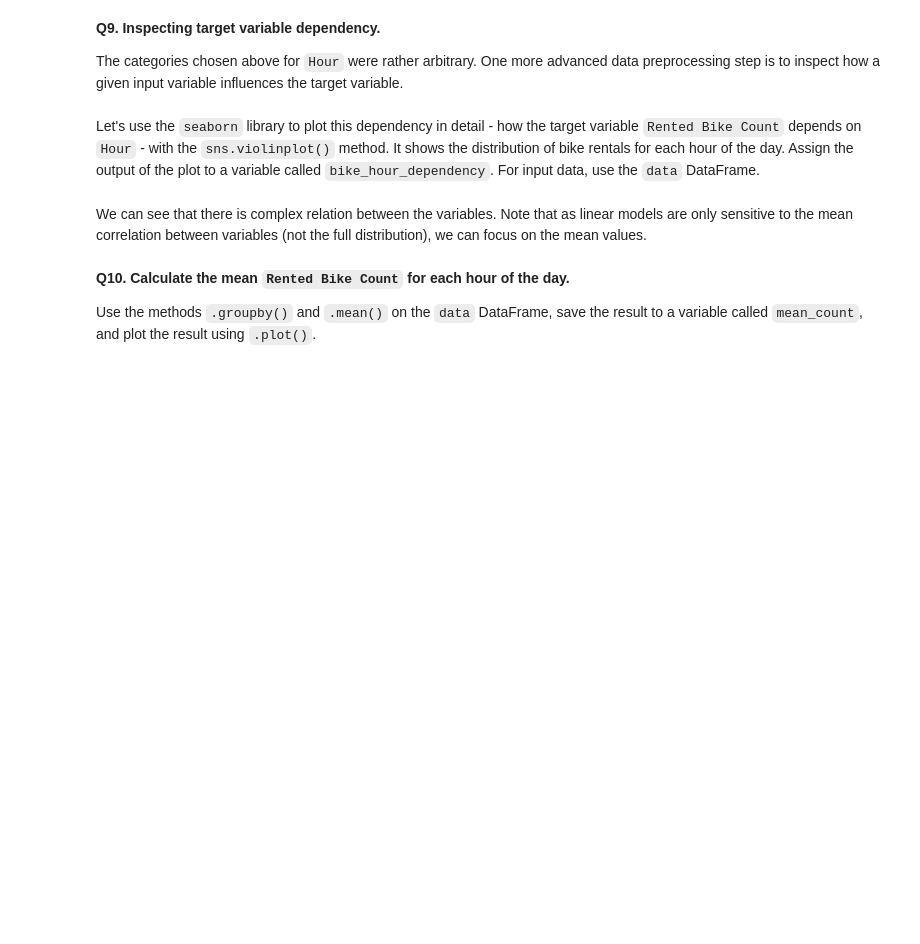
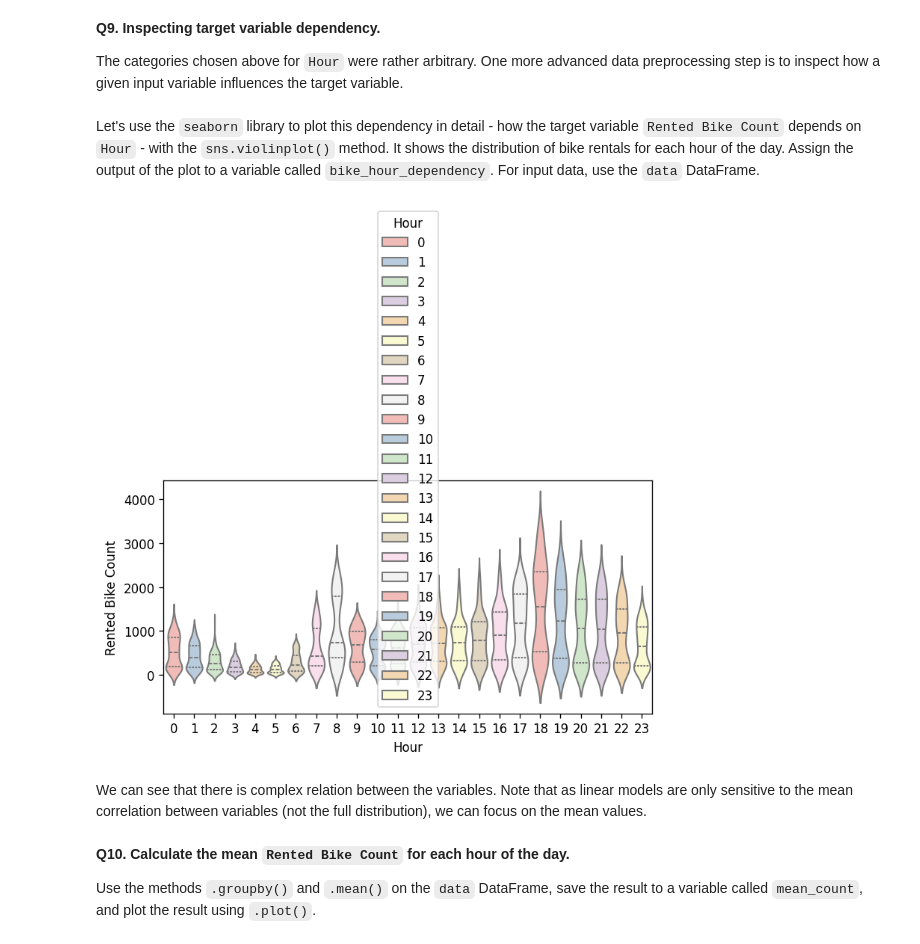
Before and after one commit to asankova/cambridge-spark, a Jupyter notebook: 2-machine-learning-intro/1-seoul-bike-rental-analysis/seoul_bike_rental_analysis.ipynb, the cells around one changed output. Saved outputs shown, nothing was run; the diff lists cells and outputs as text; code cells hidden in the pictures; blank space fills up the shorter version.

```diff
--- a/2-machine-learning-intro/1-seoul-bike-rental-analysis/seoul_bike_rental_analysis.ipynb
+++ b/2-machine-learning-intro/1-seoul-bike-rental-analysis/seoul_bike_rental_analysis.ipynb
@@ -259,9 +329,18 @@ Let's use the `seaborn` library to plot this dependency in detail - how the targ
 # %%
 # We create a new figure to make other figures in the notebook don't get modified
 plt.figure()
-
 # Add your code below
-bike_hour_dependency = sns.violinplot(x="Hour", y="Rented Bike Count", data=data)
+bike_hour_dependency = sns.violinplot(
+    x="Hour",
+    y="Rented Bike Count",
+    data=data,
+    inner="quartile",  # shows median and quartiles
+    palette="Pastel1",
+    hue="Hour"
+)
+plt.tight_layout()
+# %% [output]
+[figure, added]
 # %% [markdown]
 We can see that there is complex relation between the variables. Note that as linear models are only sensitive to the mean correlation between variables (not the full distribution), we can focus on the mean values.
 # %% [markdown]
```
Also changed, not shown: parts of 18 cells of this notebook, 11 other files.
